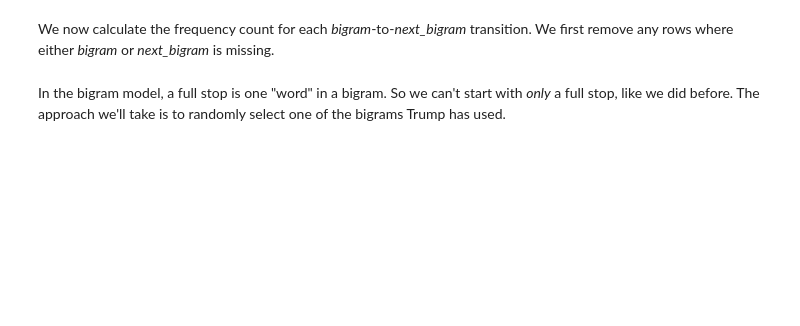
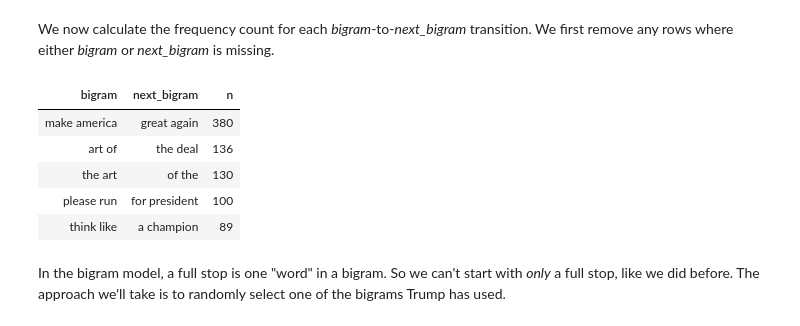
Before and after one commit to louwjlabuschagne/datasci-fi, a Jupyter notebook: lesson4-text-mining.ipynb, the cells around one changed output. Cells and saved outputs as stored; diff of their text form; code cells hidden in the pictures; blank space fills up the shorter version.

```diff
--- a/lesson4-text-mining.ipynb
+++ b/lesson4-text-mining.ipynb
@@ -677,11 +712,19 @@ We now calculate the frequency count for each *bigram*-to-*next_bigram* transiti
 # %%
 # transition matrix
 bigram_transitions <- bigrams_wstop %>%
     filter(!is.na(bigram)) %>%
     filter(!is.na(next_bigram)) %>%
     group_by(bigram,next_bigram) %>%
     count() %>%
     ungroup() # remember to ungroup else later steps are slow!
+bigram_transitions %>% arrange(desc(n)) %>% head(5)
+# %% [output]
+| bigram | next_bigram | n |
+| make america | great again | 380 |
+| art of | the deal | 136 |
+| the art | of the | 130 |
+| please run | for president | 100 |
+| think like | a champion | 89 |
 # %% [markdown]
 In the bigram model, a full stop is one "word" in a bigram. So we can't start with *only* a full stop, like we did before. The approach we'll take is to randomly select one of the bigrams Trump has used.
 # %%
```
Also changed, not shown: parts of 11 cells of this notebook, 1 other file.
